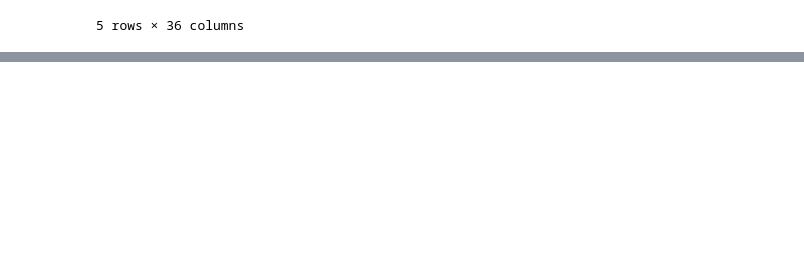
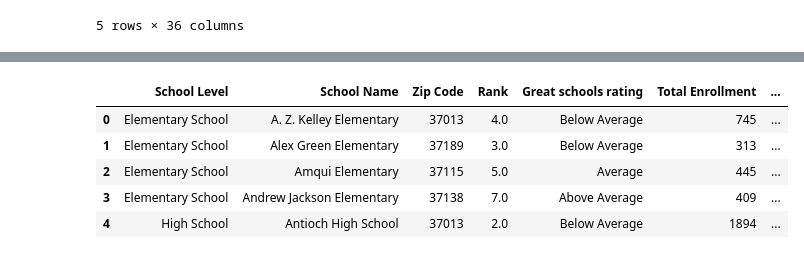
Before and after one commit to JoyRichardson/Living-in-Nashville, a Jupyter notebook: living_in_nashville_etl.ipynb, the cells around one changed output, grey strips where cells are left out. Saved outputs shown, nothing was run; the diff lists cells and outputs as text; code cells hidden in the pictures; blank space fills up the shorter version.

```diff
--- a/living_in_nashville_etl.ipynb
+++ b/living_in_nashville_etl.ipynb
@@ -82,7 +76,7 @@ df.head()
 5 rows × 36 columns
 # %%
 # Remove the unwanted columns
-df.drop(columns=['School Year',
+df = df.drop(columns=['School Year',
                  'School ID',
                  'State School ID',
                  'Grade PreK 3yrs',
@@ -122,3 +102,12 @@ df.drop(columns=['School Year',
+# %%
+df.head()
+# %% [output]
+|  | School Level | School Name | Zip Code | Rank | Great schools rating | Total Enrollment | ... |
+| 0 | Elementary School | A. Z. Kelley Elementary | 37013 | 4.0 | Below Average | 745 | ... |
+| 1 | Elementary School | Alex Green Elementary | 37189 | 3.0 | Below Average | 313 | ... |
+| 2 | Elementary School | Amqui Elementary | 37115 | 5.0 | Average | 445 | ... |
+| 3 | Elementary School | Andrew Jackson Elementary | 37138 | 7.0 | Above Average | 409 | ... |
+| 4 | High School | Antioch High School | 37013 | 2.0 | Below Average | 1894 | ... |
 # %%
 df.to_csv('MNPS_Enrollment_Data_060121_etl.csv')
 # %%
```
Also changed, not shown: parts of 5 cells of this notebook, 3 other files.
